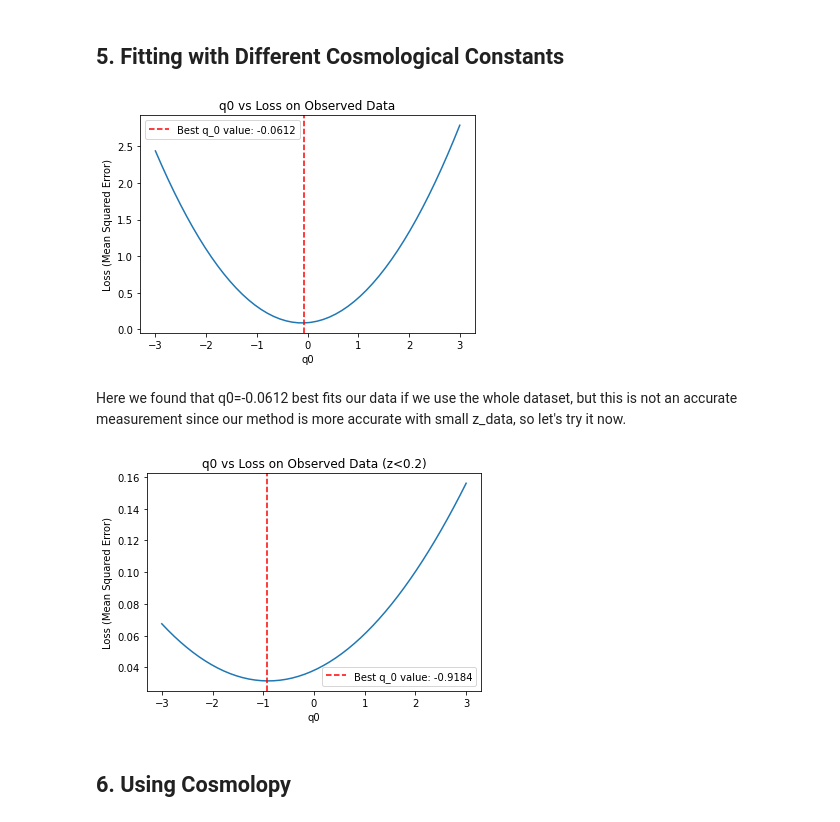
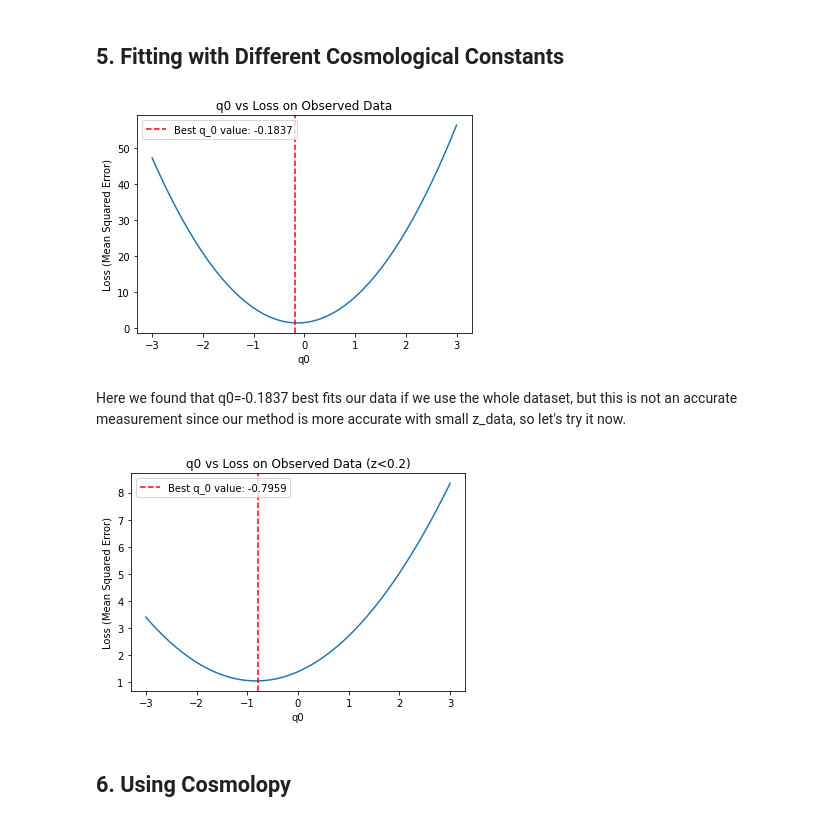
Before and after one commit to charlineshen/Constraining-Cosmological-Parameters-using-Supernovae, a Jupyter notebook: proj.ipynb, the cells around one changed output. Drawn from its saved outputs; the diff is of its cells as text; code cells hidden in the pictures.

Commit message:
change to weighted mean squared

```diff
--- a/proj.ipynb
+++ b/proj.ipynb
@@ -251,15 +251,16 @@ After zooming in, we observe that the third model, where $q_0=-0.55$ best descri
 # %% [markdown]
 ## 5. Fitting with Different Cosmological Constants
 # %%
-def mean_squared_error(predict, true):
-    return np.mean((predict - true) ** 2)
+def weighted_mean_squared_error(predict, true, weights):
+    return np.mean(weights * (predict - true) ** 2)
 # %%
 losses = []
 q0s = np.linspace(-3, 3, 50)
+weights = 1 / np.array(sn_data["distance modulus error"]) ** 2
 
 for q0 in q0s:
     prediction = [calculate_dm(q0, z) for z in sn_data["redshift"]]
-    losses.append(mean_squared_error(prediction, sn_data["distance modulus"]))
+    losses.append(weighted_mean_squared_error(prediction, sn_data["distance modulus"], weights))
 
 best_q0 = q0s[np.argmin(losses)]
 plt.plot(q0s, losses)
@@ -271,28 +272,29 @@ plt.title('q0 vs Loss on Observed Data')
 plt.legend()
 plt.show()
 # %% [output]
-[figure, old version]
+[figure, new version]
 # %% [markdown]
-Here we found that q0=-0.0612 best fits our data if we use the whole dataset, but this is not an accurate measurement since our method is more accurate with small z_data, so let's try it now.
+Here we found that q0=-0.1837 best fits our data if we use the whole dataset, but this is not an accurate measurement since our method is more accurate with small z_data, so let's try it now.
 # %%
 losses = []
 q0s = np.linspace(-3, 3, 50)
+weights = 1 / np.array(medium_z_data["distance modulus error"]) ** 2
 
 for q0 in q0s:
     prediction = [calculate_dm(q0, z) for z in medium_z_data["redshift"]]
-    losses.append(mean_squared_error(prediction, medium_z_data["distance modulus"]))
+    losses.append(weighted_mean_squared_error(prediction, medium_z_data["distance modulus"], weights))
 
 best_q0 = q0s[np.argmin(losses)]
 plt.plot(q0s, losses)
 plt.axvline(x=best_q0, color='r', linestyle="--", label=f"Best q_0 value: {round(best_q0, 4)}")
 
 plt.xlabel('q0')
 plt.ylabel('Loss (Mean Squared Error)')
 plt.title('q0 vs Loss on Observed Data (z<0.2)')
 plt.legend()
 plt.show()
 # %% [output]
-[figure, old version]
+[figure, new version]
 # %% [markdown]
 ## 6. Using Cosmolopy
 # %% [markdown]
```
Also changed, not shown: parts of 1 cell of this notebook.
